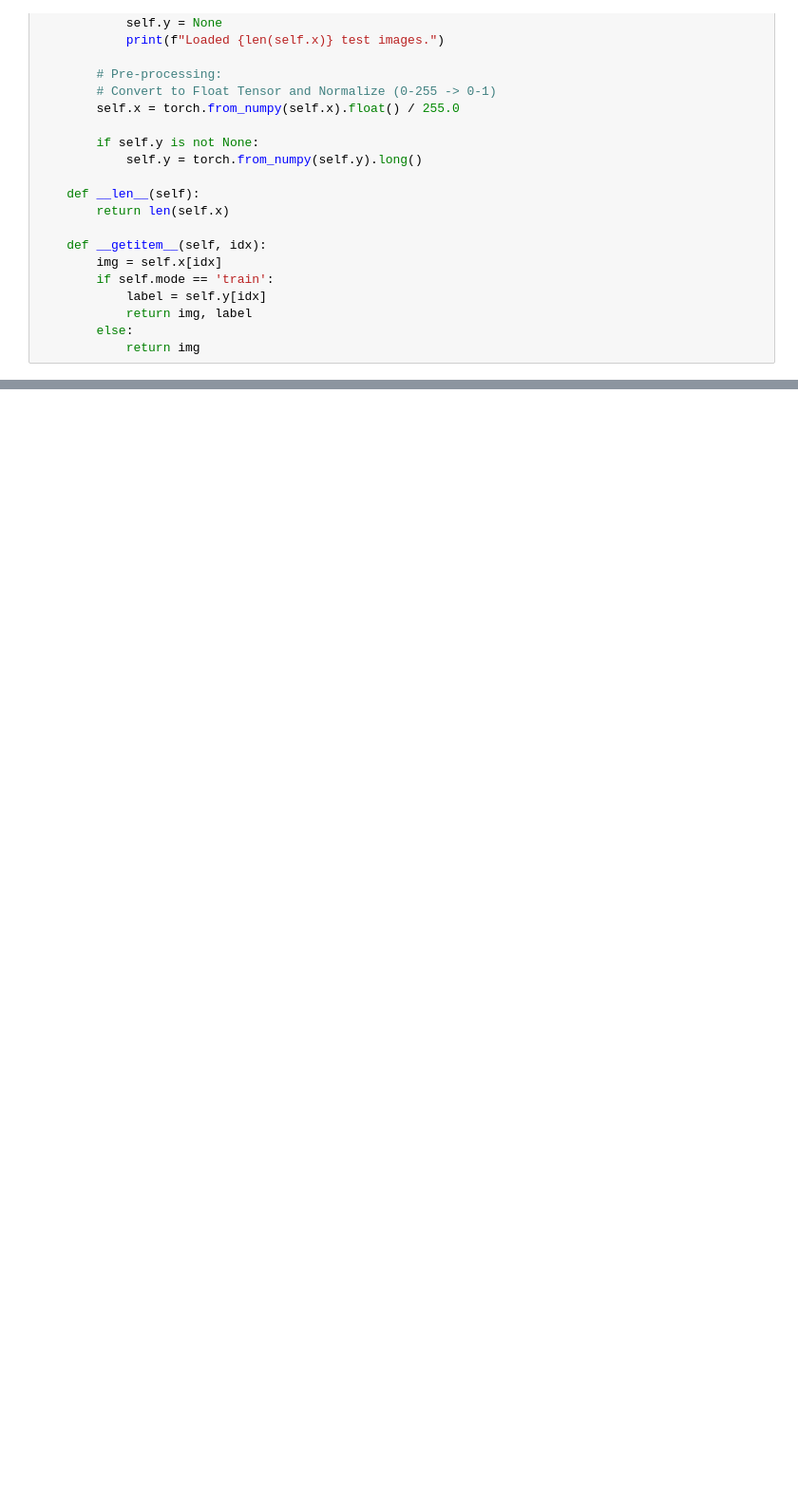
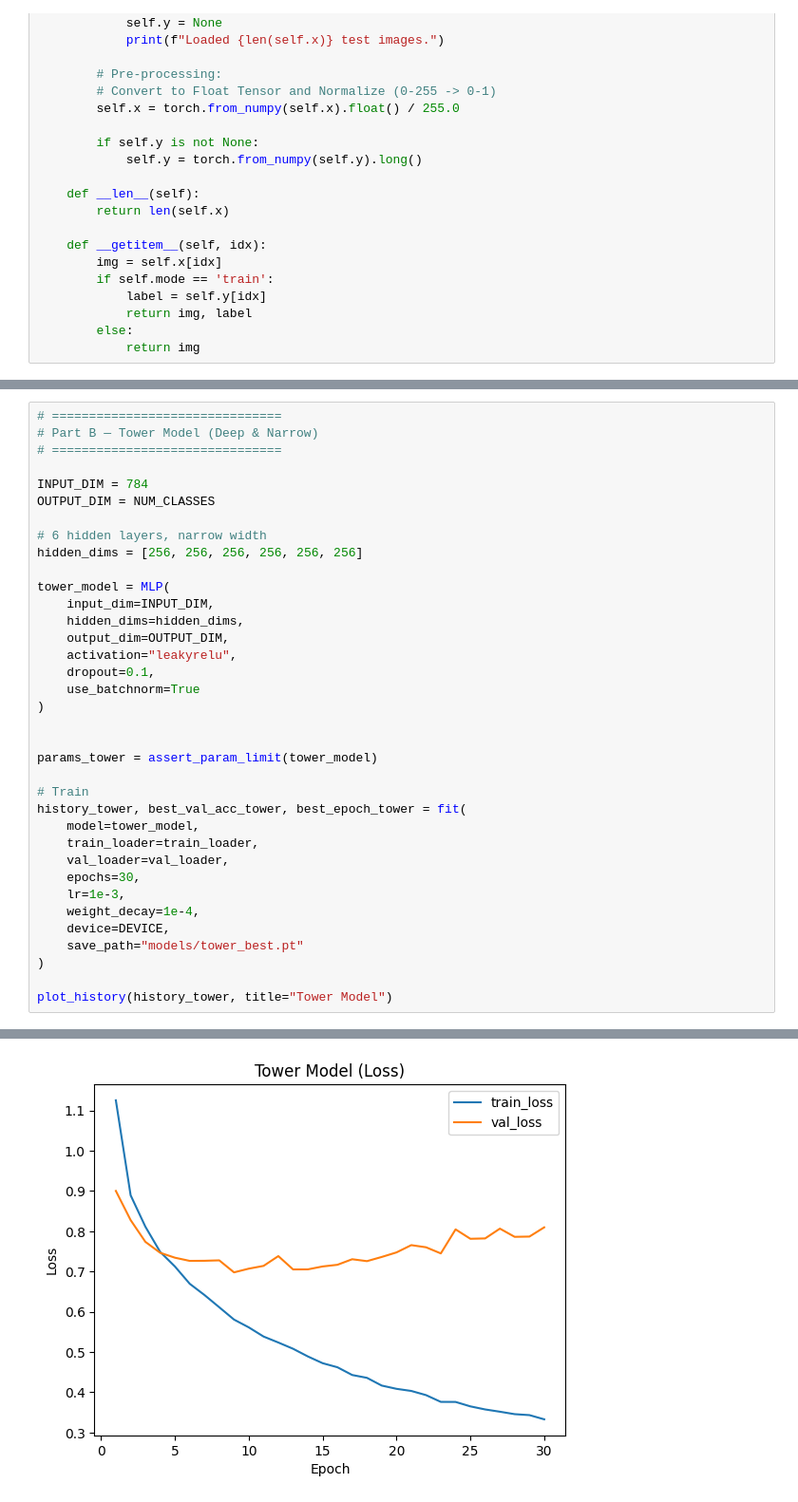
Before and after one commit to engrAbdullahQureshi/25280074_DL_PA2_QuickDraw_MLP, a Jupyter notebook: 25280074__PA2.ipynb, the cells around one changed output, grey strips where cells are left out. Shown at 95% size. Cells and saved outputs as stored; diff of their text form; blank space fills up the shorter version.

```diff
--- a/25280074__PA2.ipynb
+++ b/25280074__PA2.ipynb
@@ -95,0 +371,37 @@ print(f"Train samples: {len(train_dataset)} | Validation samples: {len(val_datas
+# %%
+# ===============================
+# Part B — Tower Model (Deep & Narrow)
+# ===============================
+
+INPUT_DIM = 784
+OUTPUT_DIM = NUM_CLASSES
+
+# 6 hidden layers, narrow width
+hidden_dims = [256, 256, 256, 256, 256, 256]
+
+tower_model = MLP(
+    input_dim=INPUT_DIM,
+    hidden_dims=hidden_dims,
+    output_dim=OUTPUT_DIM,
+    activation="leakyrelu",
+    dropout=0.1,
+    use_batchnorm=True
+)
+
+
+params_tower = assert_param_limit(tower_model)
+
+# Train
+history_tower, best_val_acc_tower, best_epoch_tower = fit(
+    model=tower_model,
+    train_loader=train_loader,
+    val_loader=val_loader,
+    epochs=30,
+    lr=1e-3,
+    weight_decay=1e-4,
+    device=DEVICE,
+    save_path="models/tower_best.pt"
+)
+
+plot_history(history_tower, title="Tower Model")
+# %% [output]
@@ -95,0 +425 @@ print(f"Train samples: {len(train_dataset)} | Validation samples: {len(val_datas
+[figure, added]
```
Also changed, not shown: parts of 33 cells of this notebook, 5 other files.
